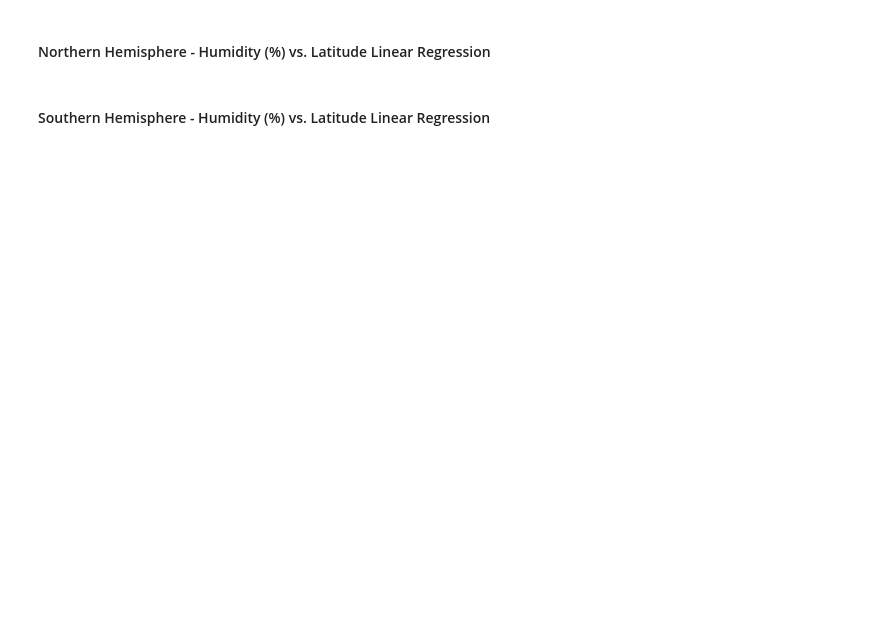
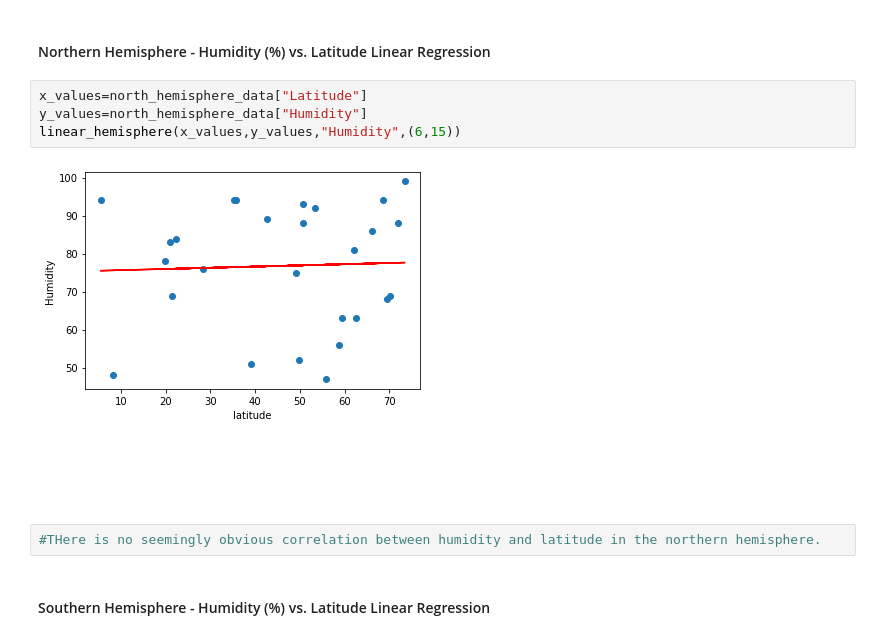
Before and after one commit to adrianna-addicks/python-api-challenge, a Jupyter notebook: starter_code/WeatherPy.ipynb, the cells around one changed output. Cells and saved outputs as stored; diff of their text form; blank space fills up the shorter version.

```diff
--- a/starter_code/WeatherPy.ipynb
+++ b/starter_code/WeatherPy.ipynb
@@ -224,4 +230,12 @@ NameError: name 'south_' is not defined
 # %% [markdown]
 ####  Northern Hemisphere - Humidity (%) vs. Latitude Linear Regression
+# %%
+x_values=north_hemisphere_data["Latitude"]
+y_values=north_hemisphere_data["Humidity"]
+linear_hemisphere(x_values,y_values,"Humidity",(6,15))
+# %% [output]
+[figure, added]
+# %%
+#THere is no seemingly obvious correlation between humidity and latitude in the northern hemisphere.
 # %% [markdown]
 ####  Southern Hemisphere - Humidity (%) vs. Latitude Linear Regression
```
Also changed, not shown: parts of 17 cells of this notebook, 3 other files.
